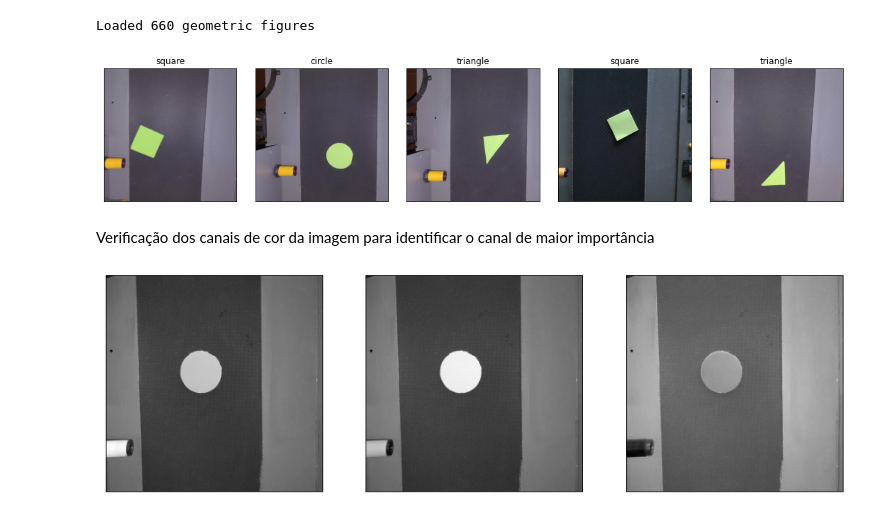
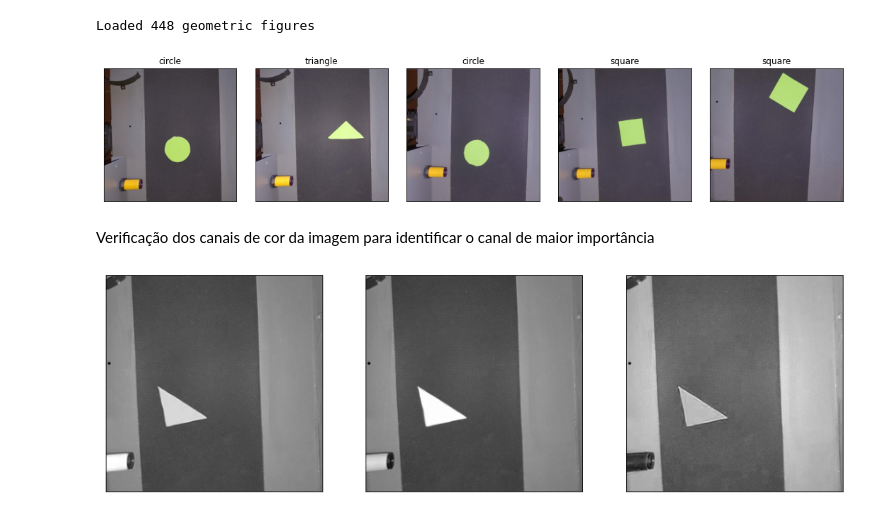
Before and after one commit to luanws/TCC, a Jupyter notebook: ai/jupyter_notebooks/geometric_figures/dataset_analysis.ipynb, the cells around one changed output. Drawn from its saved outputs; the diff is of its cells as text; code cells hidden in the pictures.

```diff
--- a/ai/jupyter_notebooks/geometric_figures/dataset_analysis.ipynb
+++ b/ai/jupyter_notebooks/geometric_figures/dataset_analysis.ipynb
@@ -10,31 +11,39 @@ from src.services.geometric_figure import (get_geometric_figures,
 # %%
-IMAGE_SIZE = (512, 512)
-DATA_VERSION = '2023-04-03'
+IMAGE_SIZE = (256, 256)
+DATA_VERSION = '2023-04-02'
 # %%
-geometric_figures: List[GeometricFigure] = get_geometric_figures(f'data/{DATA_VERSION}', IMAGE_SIZE, memorize=True)
+geometric_figures: List[GeometricFigure] = get_geometric_figures(f'data/{DATA_VERSION}', IMAGE_SIZE)
 print(f'Loaded {len(geometric_figures)} geometric figures')
 # %% [output]
-Loaded 660 geometric figures
+Loaded 448 geometric figures
 # %%
 number_of_plots = 5
 random_geometric_figures = [geometric_figures[i] for i in np.random.randint(0, len(geometric_figures), number_of_plots)]
 plot_geometric_figures(random_geometric_figures, number_of_plots)
 plt.show()
 # %% [output]
-[figure, old version]
+[figure, new version]
+# %%
+def get_random_image():
+    return geometric_figures[np.random.randint(0, len(geometric_figures))]['image']
+
+
+def get_random_images(n: int):
+    geometric_figures_choice = np.random.choice(geometric_figures, n)
+    return [geometric_figure['image'] for geometric_figure in geometric_figures_choice]
 # %% [markdown]
 Verificação dos canais de cor da imagem para identificar o canal de maior importância
 # %%
+random_image = get_random_image()
 def plot_separate_color_channels_image(image: np.ndarray) -> None:
     fig, axs = plt.subplots(1, 3, figsize=(15, 15))
     for i in range(3):
         axs[i].imshow(image[:, :, i], cmap='gray')
         axs[i].set_xticks([])
         axs[i].set_yticks([])
     fig.patch.set_facecolor('white')
 
-image = geometric_figures[np.random.randint(0, len(geometric_figures))]['image']
-plot_separate_color_channels_image(image)
+plot_separate_color_channels_image(random_image)
 plt.show()
 # %% [output]
-[figure, old version]
+[figure, new version]
```
Also changed, not shown: parts of 4 cells of this notebook, 1 other file.
